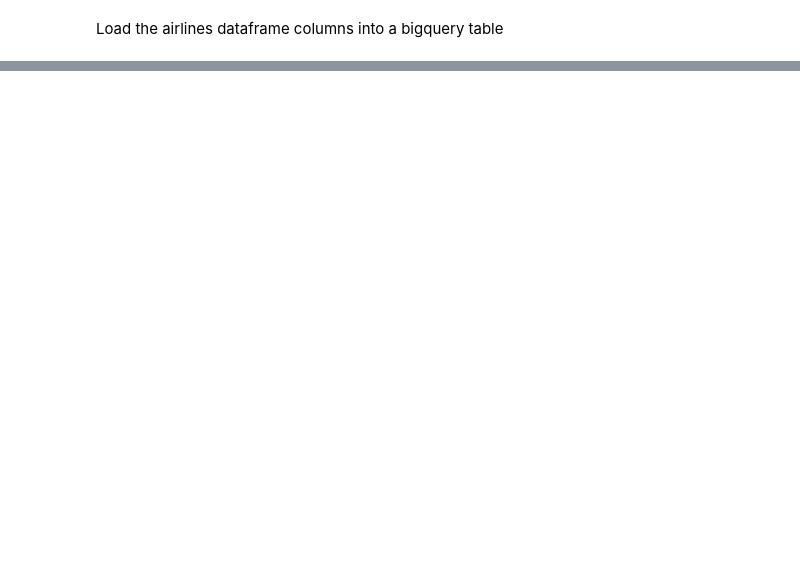
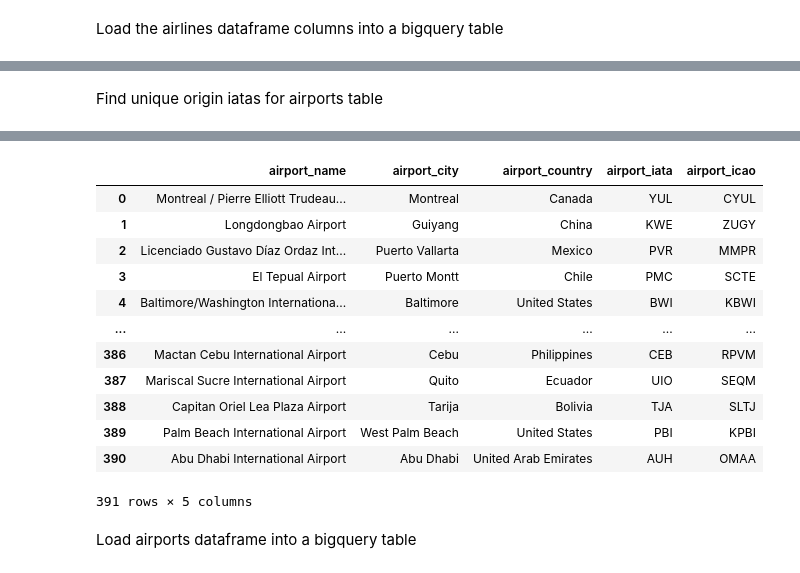
Before and after one commit to thehalfkoreanzombie/CR-8-Data-Modeling, a Jupyter notebook: main.ipynb, the cells around one changed output, grey strips where cells are left out. Drawn from its saved outputs; the diff is of its cells as text; code cells hidden in the pictures; blank space fills up the shorter version.

```diff
--- a/main.ipynb
+++ b/main.ipynb
@@ -181,0 +251,16 @@ Load the airlines dataframe columns into a bigquery table
+# %% [markdown]
+Find unique origin iatas for airports table
+# %%
+def airports_get_unique(df: pd.DataFrame) -> pd.DataFrame:
+
+    logger.debug(f"getting unique names...")
+    df = df[['airport_name', 'airport_city', 'airport_country', 'airport_iata', 'airport_icao']]
+    df = df.drop_duplicates(subset='airport_iata', keep='first')
+    return df
+
+airport_df = airports_get_unique(airport_df)
+airport_df = airport_df.dropna(subset='airport_name')
+airport_df = airport_df.reset_index()
+airport_df = airport_df.drop(columns='index')
+display(airport_df)
+# %% [output]
@@ -181,0 +268,15 @@ Load the airlines dataframe columns into a bigquery table
+|  | airport_name | airport_city | airport_country | airport_iata | airport_icao |
+| 0 | Montreal / Pierre Elliott Trudeau... | Montreal | Canada | YUL | CYUL |
+| 1 | Longdongbao Airport | Guiyang | China | KWE | ZUGY |
+| 2 | Licenciado Gustavo Díaz Ordaz Int... | Puerto Vallarta | Mexico | PVR | MMPR |
+| 3 | El Tepual Airport | Puerto Montt | Chile | PMC | SCTE |
+| 4 | Baltimore/Washington Internationa... | Baltimore | United States | BWI | KBWI |
+| ... | ... | ... | ... | ... | ... |
+| 386 | Mactan Cebu International Airport | Cebu | Philippines | CEB | RPVM |
+| 387 | Mariscal Sucre International Airport | Quito | Ecuador | UIO | SEQM |
+| 388 | Capitan Oriel Lea Plaza Airport | Tarija | Bolivia | TJA | SLTJ |
+| 389 | Palm Beach International Airport | West Palm Beach | United States | PBI | KPBI |
+| 390 | Abu Dhabi International Airport | Abu Dhabi | United Arab Emirates | AUH | OMAA |
+391 rows × 5 columns
+# %% [markdown]
+Load airports dataframe into a bigquery table
```
Also changed, not shown: parts of 13 cells of this notebook.
